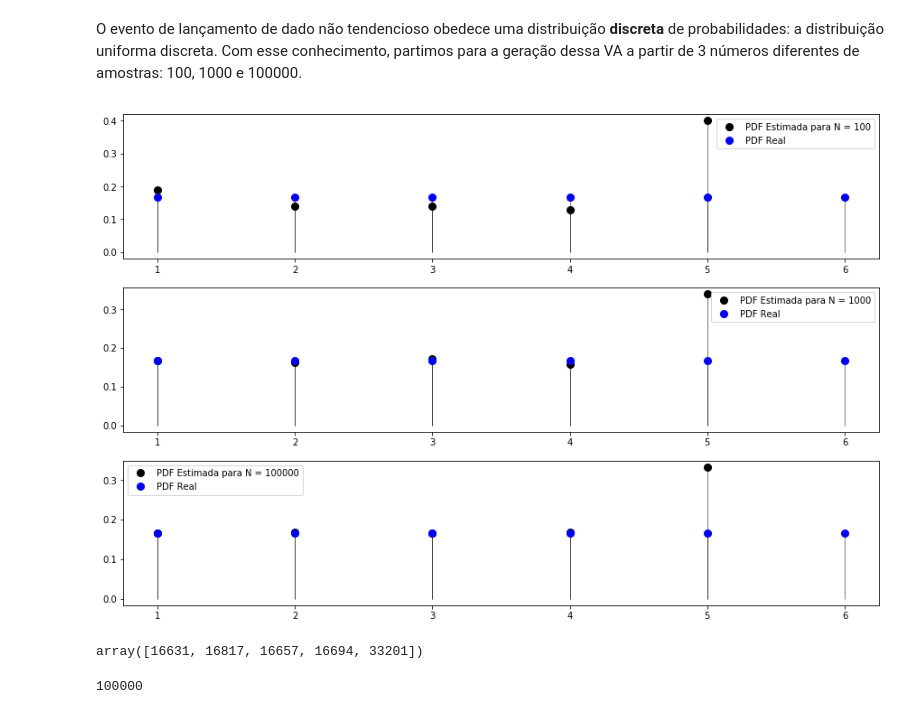
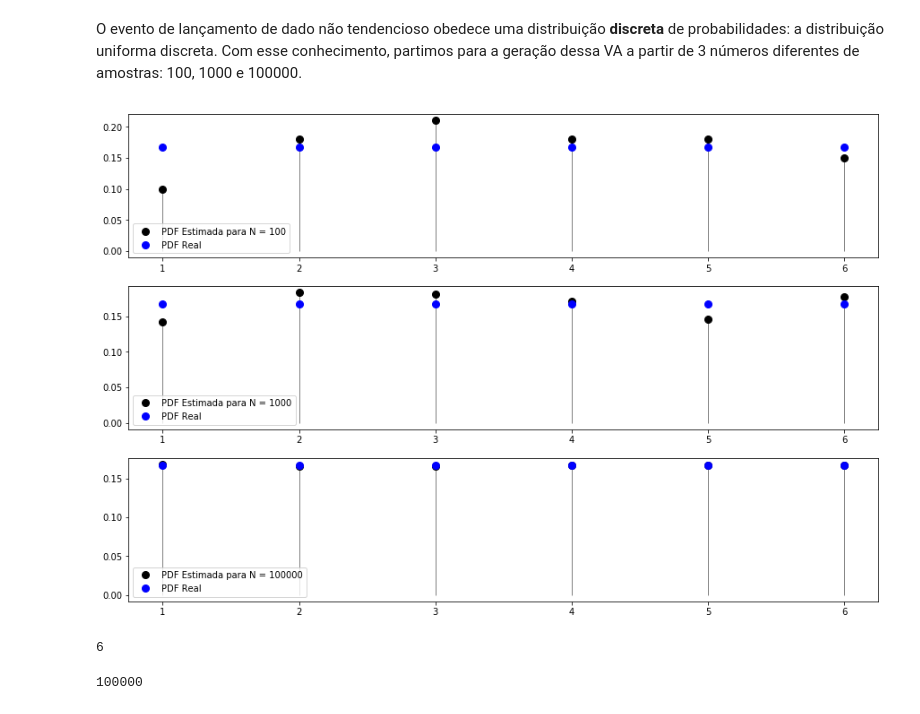
Before and after one commit to fellipe-leandro/fellipe_DCO2004, a Jupyter notebook: H07/D01 - H07.ipynb, the cells around one changed output. Cells and saved outputs as stored; diff of their text form; code cells hidden in the pictures.

```diff
--- a/H07/D01 - H07.ipynb
+++ b/H07/D01 - H07.ipynb
@@ -226,37 +226,42 @@ O evento de lançamento de dado não tendencioso obedece uma distribuição __di
 # %%
  #Geração de Variável aleatória
 import numpy as np
 from scipy.stats import randint
 import matplotlib.pyplot as plt
 #
 # Parâmetros da distribuição discreta uniforme
 low = 1                                            # Média
 high = 7                                          # HIGH parameter (ver documentação randint)
 vtnSamples = [1e2, 1e3, 1e5]                       # LOW parameter (randint)
 vtSamples = np.random.randint(low,high,int(np.max(vtnSamples))) #Return random integers from low (inclusive) to high (exclusive).
 for ik in range(0,len(vtnSamples)):
     nSamples = int(vtnSamples[ik])
+
     plt.figure(1,[15,10])
     plt.subplot('{}1{}'.format(len(vtnSamples),ik+1))
     # PDF estimada
     binWidth = 1
+    #vtCurrentS = np.random.randint(low,high,nSamples) #Return random integers from low (inclusive) to high (exclusive).
     vtCurrentS = vtSamples[:nSamples]
-    vtBins = np.arange(np.min(vtCurrentS),np.max(vtCurrentS)+1,binWidth)
+    d = np.diff(np.unique(vtCurrentS)).min()
+    vtBins = np.arange(np.min(vtCurrentS),np.max(vtCurrentS)+2,binWidth)
     y, x = np.histogram(vtCurrentS,vtBins)
     plt.plot(x[0:len(x)-1],y/(binWidth*nSamples),'ko', ms=8, label='PDF Estimada para N = {}'.format(nSamples))
     plt.vlines(x[0:len(x)-1], 0, y/(binWidth*nSamples), colors='k', lw=1, alpha=0.5)
     # PDF real
-    plt.plot(x, randint.pmf(x,low,high),'bo', ms=8,label='PDF Real')
-    plt.vlines(x, 0, randint.pmf(x, low, high), colors='k', lw=1, alpha=0.5)
-
+    plt.plot(x[0:len(x)-1], randint.pmf(x[0:len(x)-1],low,high),'bo', ms=8,label='PDF Real')
+    #plt.vlines(x, 0, randint.pmf(x, low, high), colors='k', lw=1, alpha=0.5)
     plt.legend()
+#plt.figure(2,[15,10])
+#plt.hist(vtCurrentS,vtBins)
+#plt.hist(x,vtBins)
 plt.show()
 # %% [output]
-[figure, old version]
+[figure, new version]
-# %%
-y
-# %% [output]
-array([16631, 16817, 16657, 16694, 33201])
+# %%
+np.max(vtCurrentS)
+# %% [output]
+6
 # %%
 sum(y)
 # %% [output]
```
Also changed, not shown: parts of 2 cells of this notebook, 3 other files.
